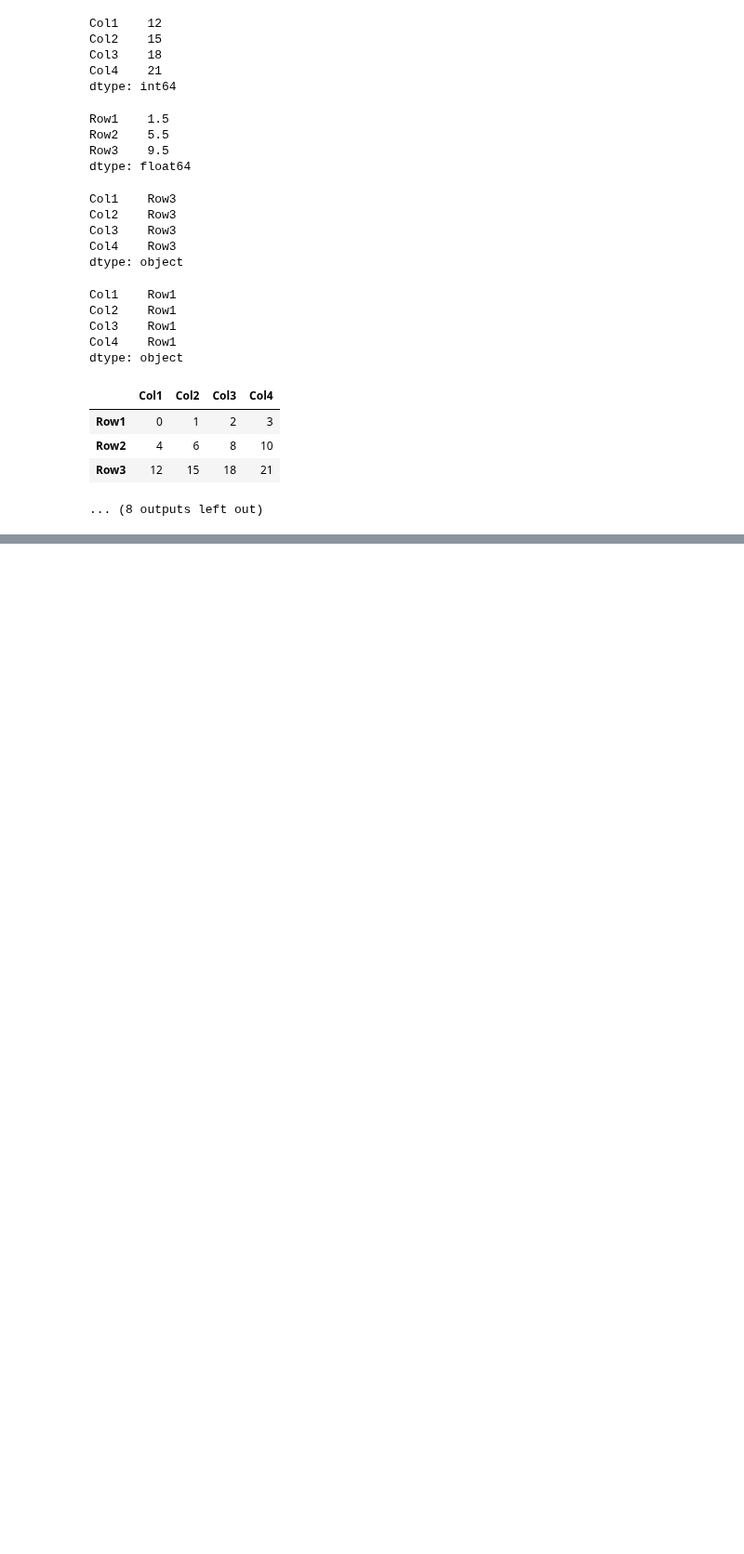
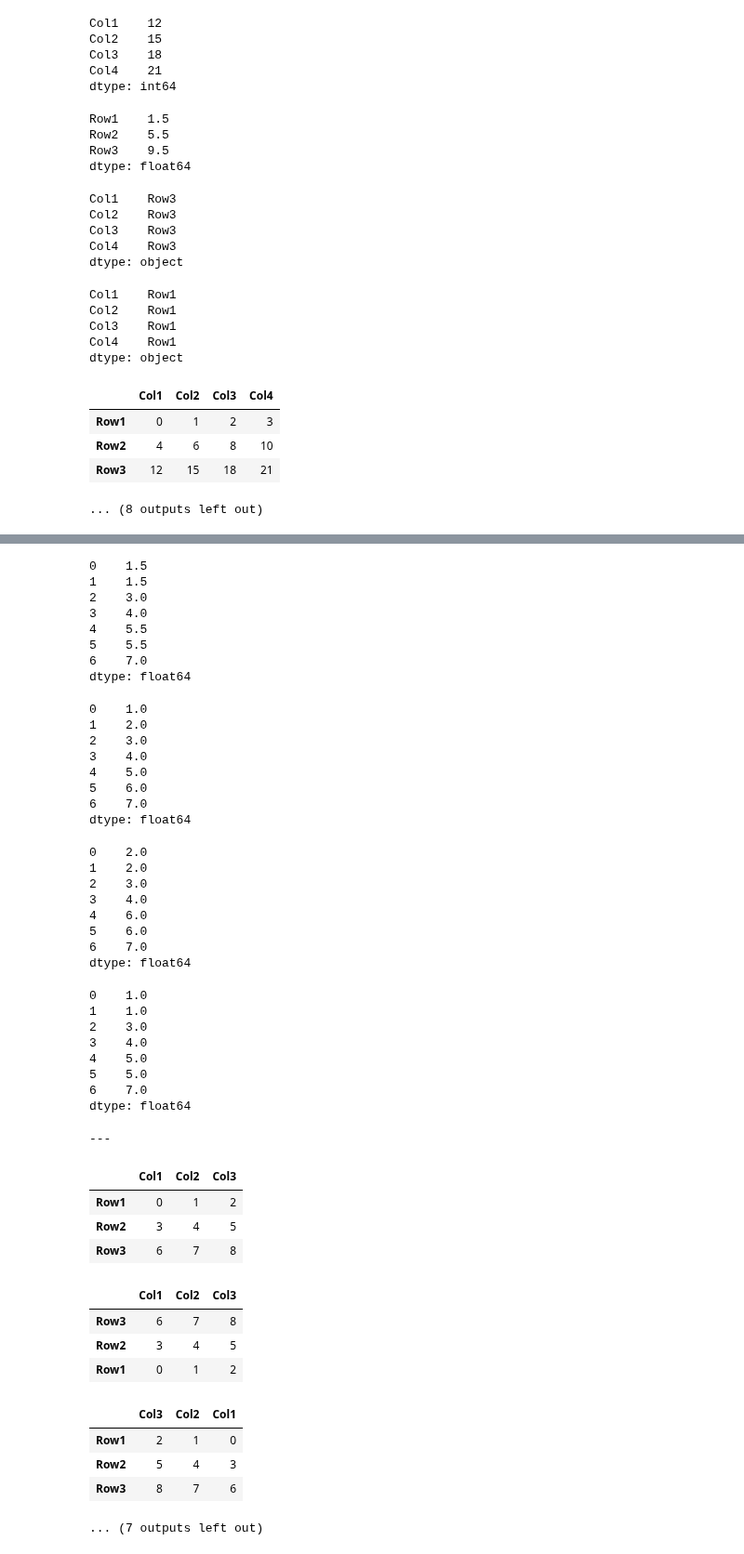
Before and after one commit to niranjv/ml-notes, a Jupyter notebook: notes/pandas-notes.ipynb, the cells around one changed output, grey strips where cells are left out. Shown at 93% size. Drawn from its saved outputs; the diff is of its cells as text; code cells hidden in the pictures; blank space fills up the shorter version.

```diff
--- a/notes/pandas-notes.ipynb
+++ b/notes/pandas-notes.ipynb
@@ -715,0 +898,31 @@ dtype: object
+# %%
+# Sorting
+
+s.sort_index()
+s.sort_index(ascending=False)
+s.sort_values()
+
+s = Series([1,1,2,3,4,4,5])
+s
+s.rank()
+s.rank(method='first')
+s.rank(method='max')
+s.rank(method='min')
+
+print '---'
+
+df
+df.sort_index(ascending=False)
+df.sort_index(axis=1, ascending=False)
+df.sort_values(by='Col1', ascending=False)
+
+df.rank()
+df.rank(axis=1)
+
+
+df.apply(sum)
+df.apply(sum, axis=1)
+
+df.apply(lambda x: [x.min(), x.max()])
+df.apply(lambda x: [x.min(), x.max()], axis=1)
+# %% [output]
@@ -715,0 +949,46 @@ dtype: object
+0    1.5
+1    1.5
+2    3.0
+3    4.0
+4    5.5
+5    5.5
+6    7.0
+dtype: float64
+0    1.0
+1    2.0
+2    3.0
+3    4.0
+4    5.0
+5    6.0
+6    7.0
+dtype: float64
+0    2.0
+1    2.0
+2    3.0
+3    4.0
+4    6.0
+5    6.0
+6    7.0
+dtype: float64
+0    1.0
+1    1.0
+2    3.0
+3    4.0
+4    5.0
+5    5.0
+6    7.0
+dtype: float64
+---
+|  | Col1 | Col2 | Col3 |
+| Row1 | 0 | 1 | 2 |
+| Row2 | 3 | 4 | 5 |
+| Row3 | 6 | 7 | 8 |
+|  | Col1 | Col2 | Col3 |
+| Row3 | 6 | 7 | 8 |
+| Row2 | 3 | 4 | 5 |
+| Row1 | 0 | 1 | 2 |
+|  | Col3 | Col2 | Col1 |
+| Row1 | 2 | 1 | 0 |
+| Row2 | 5 | 4 | 3 |
+| Row3 | 8 | 7 | 6 |
+... (7 outputs left out)
```
Also changed, not shown: parts of 5 cells of this notebook.
